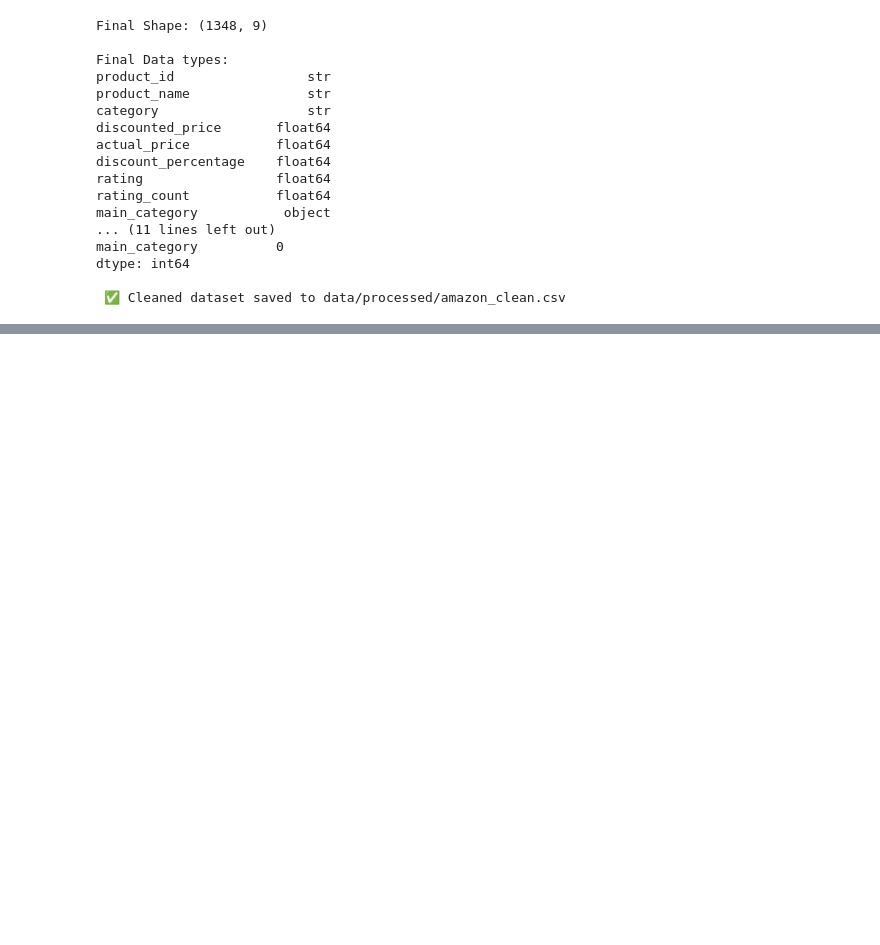
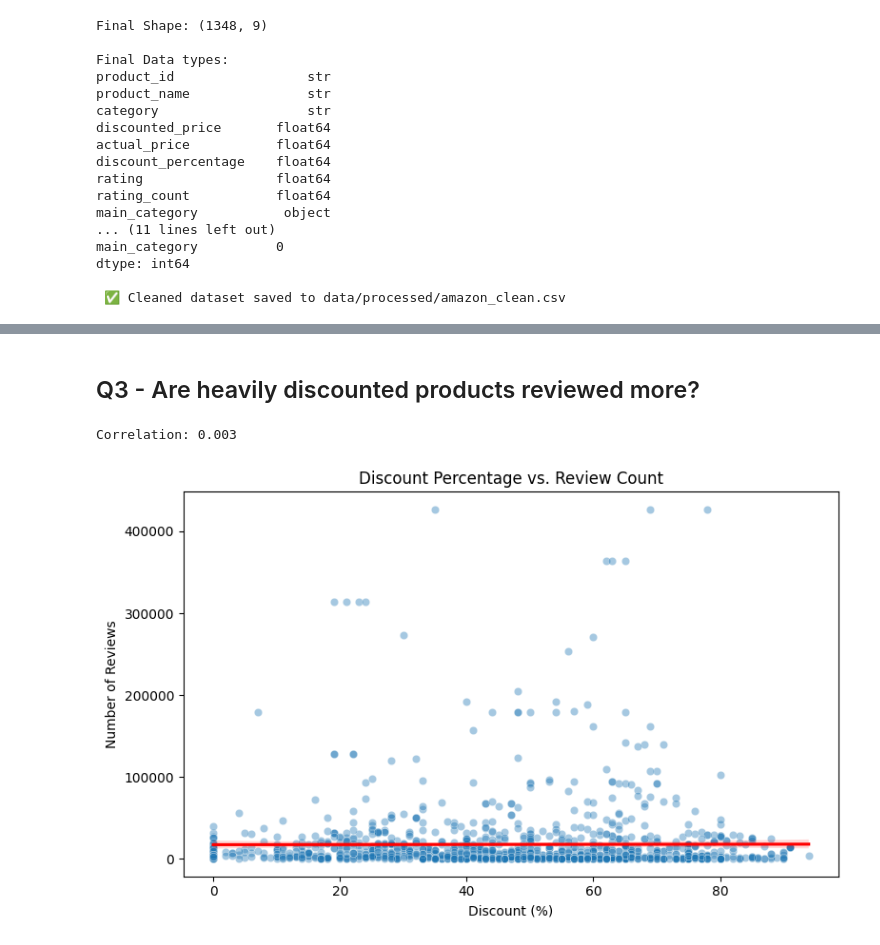
Before and after one commit to jack2000-dev/amazon-data-analysis, a Jupyter notebook: main.ipynb, the cells around one changed output, grey strips where cells are left out. Cells and saved outputs as stored; diff of their text form; code cells hidden in the pictures; blank space fills up the shorter version.

```diff
--- a/main.ipynb
+++ b/main.ipynb
@@ -341,0 +393,17 @@ dtype: int64
+# %% [markdown]
+## Q3 - Are heavily discounted products reviewed more?
+# %%
+correlation = df['discount_percentage'].corr(df['rating_count'])
+print(f"Correlation: {correlation:.3f}")
+
+plt.figure(figsize=(8, 5))
+sns.scatterplot(data=df, x='discount_percentage', y='rating_count', alpha=0.4)
+sns.regplot(data=df, x='discount_percentage', y='rating_count', scatter=False, color='red')
+plt.title('Discount Percentage vs. Review Count')
+plt.xlabel('Discount (%)')
+plt.ylabel('Number of Reviews')
+plt.tight_layout()
+plt.show()
+# %% [output]
+Correlation: 0.003
+[figure, added]
```
Also changed, not shown: parts of 22 cells of this notebook.
